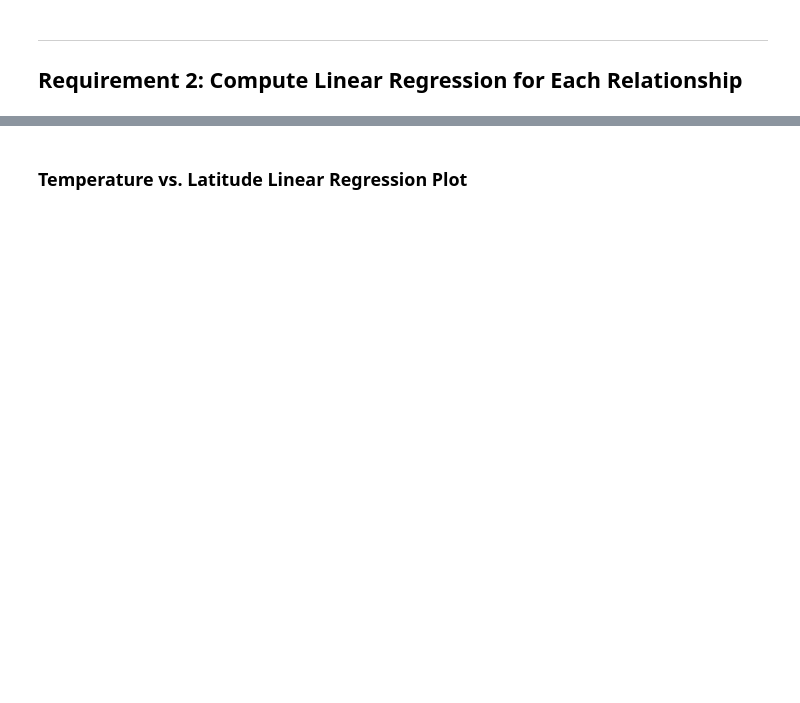
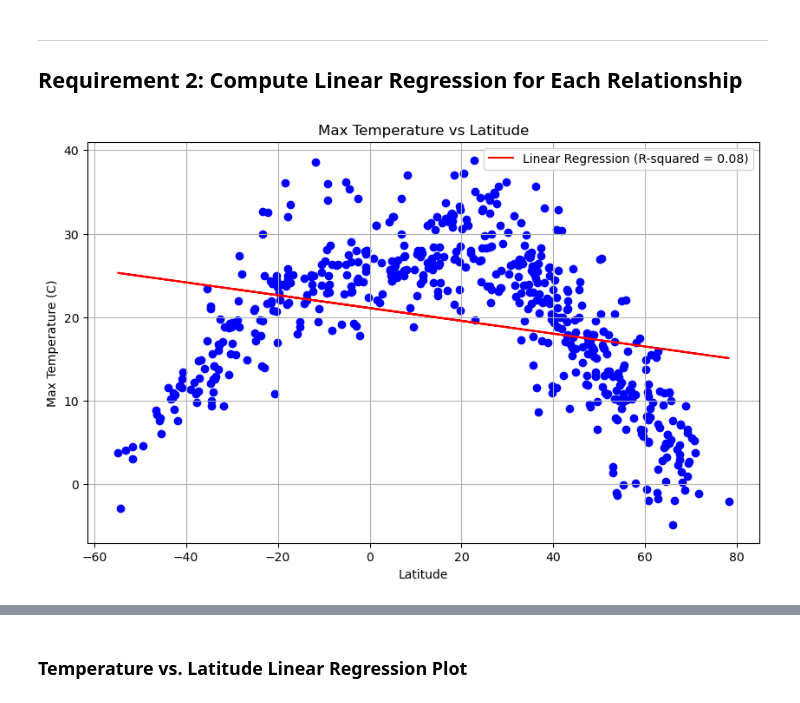
Before and after one commit to kwlayton1/python-api-challenge, a Jupyter notebook: WeatherPy/WeatherPy.ipynb, the cells around one changed output, grey strips where cells are left out. Cells and saved outputs as stored; diff of their text form; code cells hidden in the pictures; blank space fills up the shorter version.

```diff
--- a/WeatherPy/WeatherPy.ipynb
+++ b/WeatherPy/WeatherPy.ipynb
@@ -278,0 +276,31 @@ slope, intercept, r_value, p_value, std_err = linregress(city_data_df["Lat"], ci
+# %%
+# Define a function to create Linear Regression plots
+
+x = city_data_df["Lat"]
+y = city_data_df["Max Temp"]
+x_label = "Latitude"
+y_label = "Max Temperature (C)"
+title = "Max Temperature vs Latitude"
+
+plt.figure(figsize=(10, 6))
+plt.scatter(x, y, marker='o', color='b')
+
+# Linear regression
+slope, intercept, r_value, p_value, std_err = linregress(x, y)
+regression_line = slope * x + intercept
+plt.plot(x, regression_line, color='red', label=f'Linear Regression (R-squared = {r_value**2:.2f})')
+
+# Graph properties
+plt.title(title)
+plt.xlabel(x_label)
+plt.ylabel(y_label)
+plt.grid(True)
+
+# Save the figure
+plt.savefig("output_data/Fig5.png")
+
+# Show plot
+plt.legend()
+plt.show()
+# %% [output]
+[figure, added]
```
Also changed, not shown: parts of 33 cells of this notebook, 14 other files.
